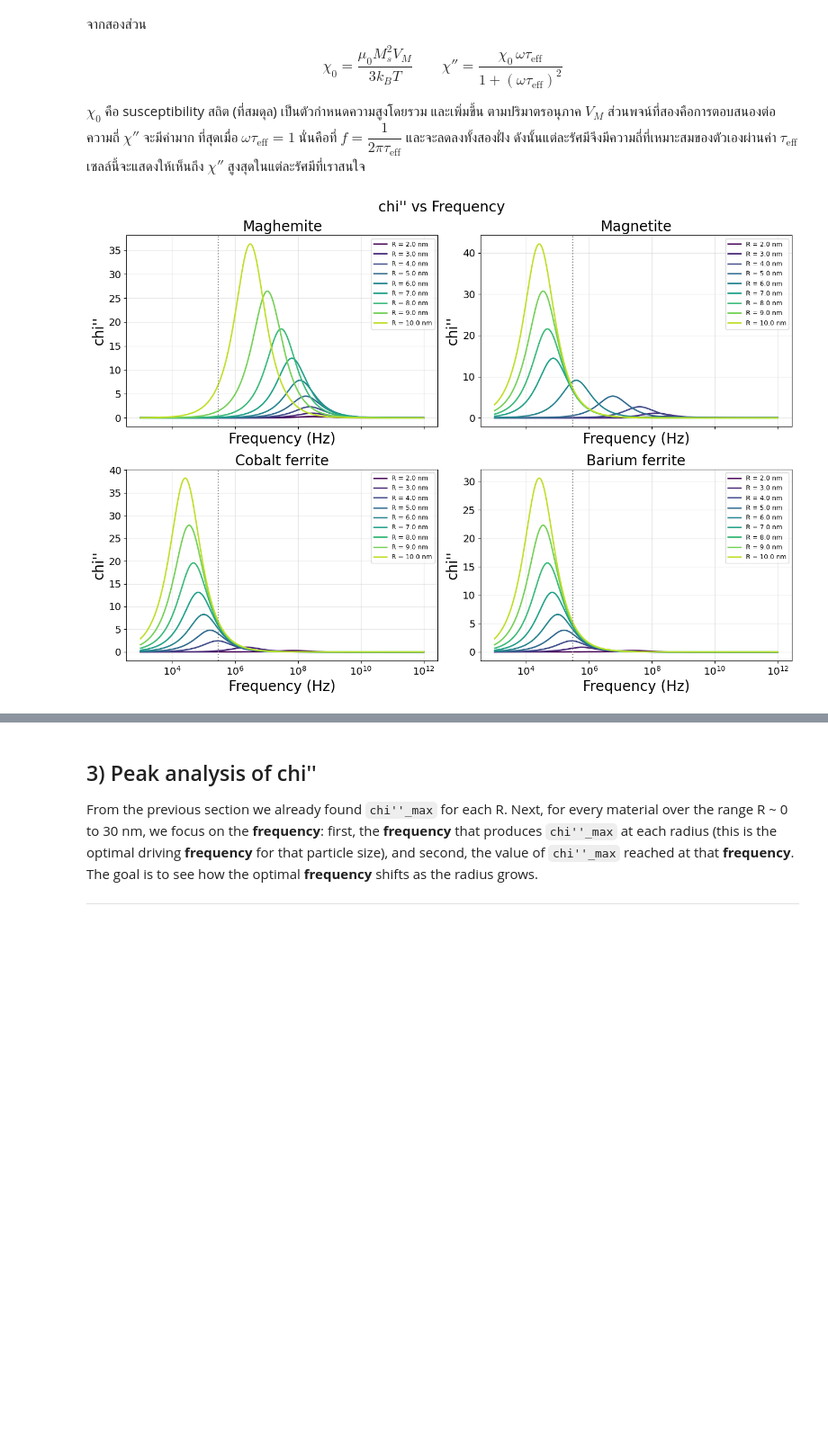
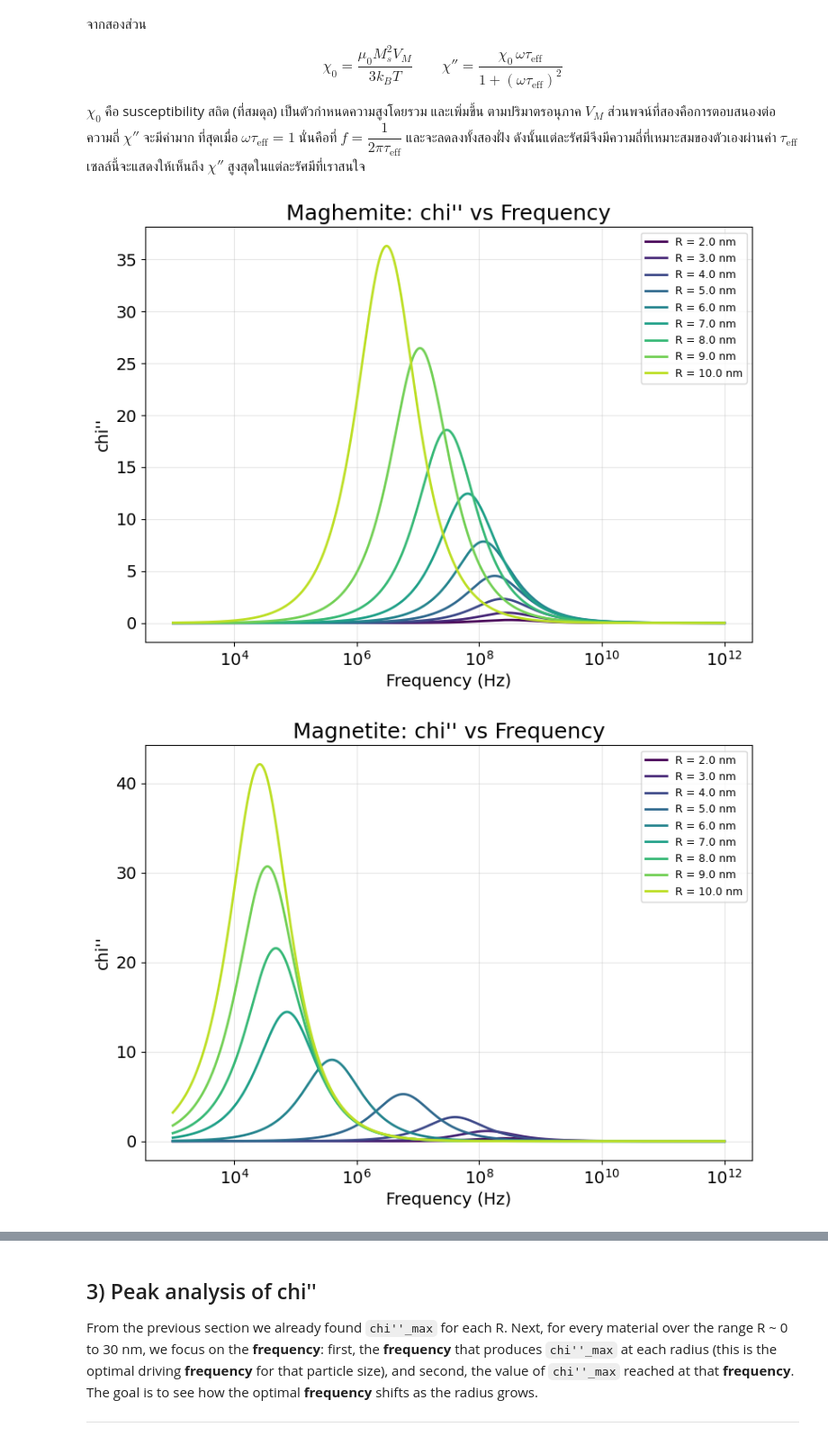
Before and after one commit to b00001/sciusproject-hyperthermia, a Jupyter notebook: week3_2.ipynb, the cells around one changed output, grey strips where cells are left out. Shown at 90% size. Saved outputs shown, nothing was run; the diff lists cells and outputs as text; code cells hidden in the pictures; blank space fills up the shorter version.

```diff
--- a/week3_2.ipynb
+++ b/week3_2.ipynb
@@ -229,27 +230,23 @@ for name in materials:
         f_peak_all[name].append(1 / (2 * np.pi * tau_eff))   # analytic peak freq
         chi_peak_all[name].append(chi0 / 2)                  # analytic peak height
 # %%
-# ---------- pick the subset of R to draw ----------
-R_plot_nm, _ = make_R(S2_R_PLOT)
-plot_idx  = [np.argmin(np.abs(R_nm - rp)) for rp in R_plot_nm]
-R_colors  = plt.cm.viridis(np.linspace(0, 0.9, len(R_plot_nm)))
+R_plot_nm = np.round(np.arange(S2_R_PLOT[0], S2_R_PLOT[2] + S2_R_PLOT[1]/2, S2_R_PLOT[1]), 2)
+plot_idx = [np.argmin(np.abs(R_nm - rp)) for rp in R_plot_nm]
+R_colors = plt.cm.viridis(np.linspace(0, 0.9, len(R_plot_nm)))
 
-# ---------- 4-panel chi'' vs f (one panel per material) ----------
-fig, axes = plt.subplots(2, 2, figsize=(14, 10), sharex=True)
-axes = axes.ravel()
-for ax, name in zip(axes, materials):
+for name in materials:
+    plt.figure(figsize=(8, 6))
     for j, idx in enumerate(plot_idx):
-        ax.plot(f, chi_dp_all[name][idx], color=R_colors[j], linewidth=2,
+        plt.plot(f, chi_dp_all[name][idx], color=R_colors[j], linewidth=2,
                 label=f'R = {R_nm[idx]:.1f} nm')
-    ax.axvline(300e3, color='gray', linestyle=':')
-    ax.set_xscale('log')
-    ax.set_title(name)
-    ax.set_xlabel('Frequency (Hz)')
-    ax.set_ylabel("chi''")
-    ax.grid(True, which='both', alpha=0.3)
-    ax.legend(fontsize=9)
-plt.suptitle("chi'' vs Frequency", fontsize=20)
-plt.tight_layout()
-plt.show()
+    plt.xscale('log')
+    plt.title(f"{name}: chi'' vs Frequency", fontsize=18)
+    plt.xlabel('Frequency (Hz)', fontsize=14)
+    plt.ylabel("chi''", fontsize=14)
+    plt.grid(True, which='both', alpha=0.3)
+    plt.legend(fontsize=9)
+    plt.tight_layout()
+    plt.show()
 # %% [output]
-[figure, old version]
+[figure, new version]
+[figure, added]
```
Also changed, not shown: parts of 4 cells of this notebook.
